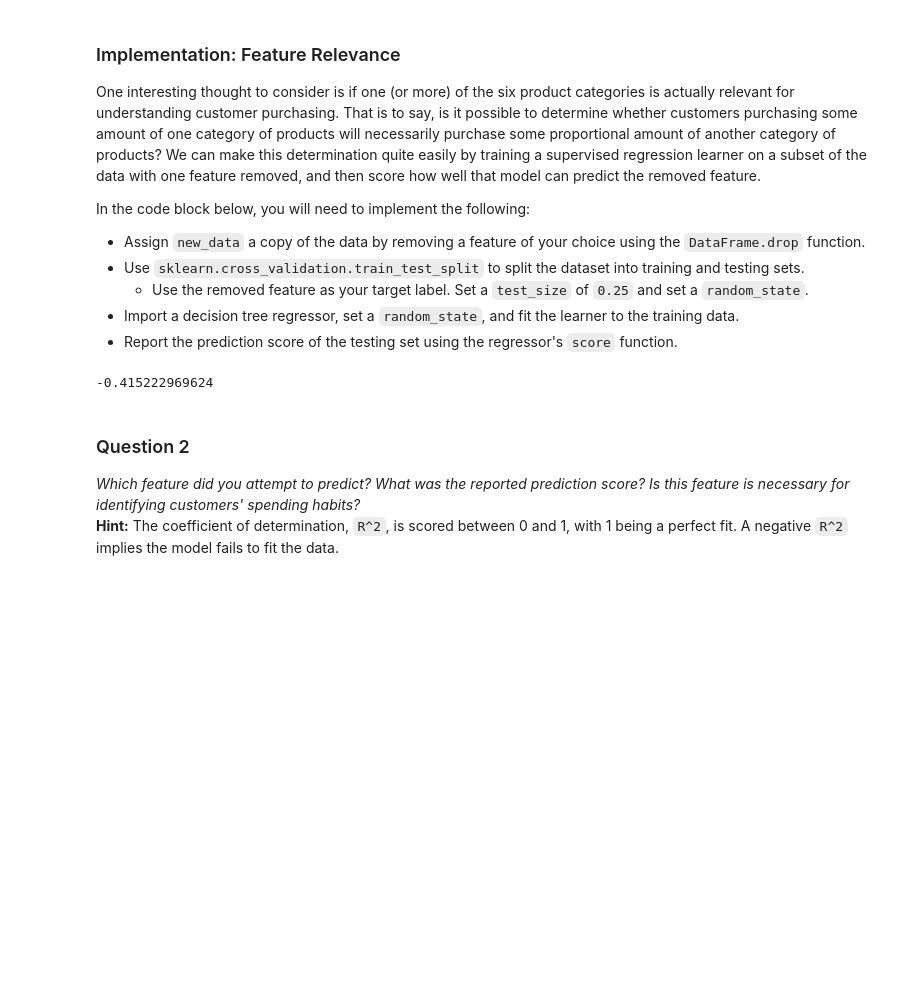
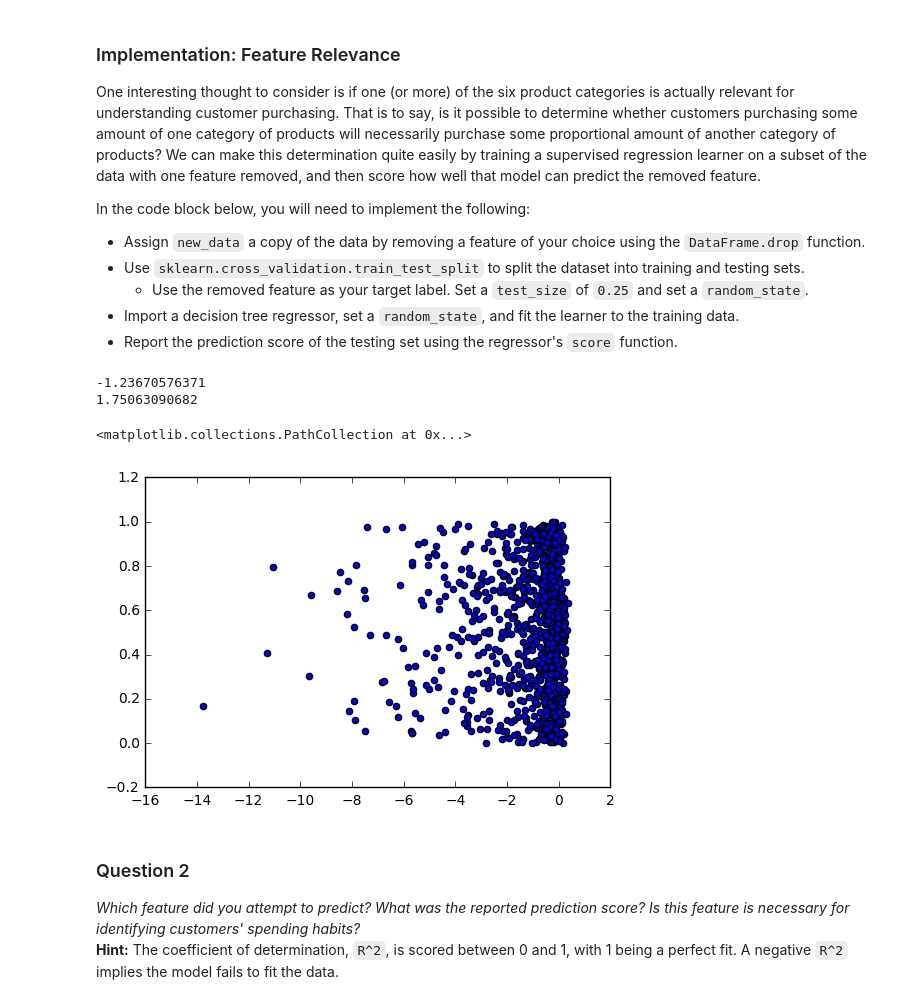
Before and after one commit to mgilson/Udacity, a Jupyter notebook: customer_segments/customer_segments.ipynb, the cells around one changed output. Saved outputs shown, nothing was run; the diff lists cells and outputs as text; code cells hidden in the pictures; blank space fills up the shorter version.

Commit message:
Another customer_segments report...

```diff
--- a/customer_segments/customer_segments.ipynb
+++ b/customer_segments/customer_segments.ipynb
@@ -115,24 +115,41 @@ In the code block below, you will need to implement the following:
 # %%
 from sklearn.model_selection import train_test_split
 from sklearn.tree import DecisionTreeRegressor
+from matplotlib import pyplot as plt
+import random
 
 feature_drop = 'Frozen'
 
-# TODO: Make a copy of the DataFrame, using the 'drop' function to drop the given feature
-new_data = data.drop([feature_drop], axis = 1)
+def score_decision_tree(random_state, feature_drop='Frozen'):
+    # TODO: Make a copy of the DataFrame, using the 'drop' function to drop the given feature
+    new_data = data.drop([feature_drop], axis = 1)
 
-# TODO: Split the data into training and testing sets using the given feature as the target
-X_train, X_test, y_train, y_test = train_test_split(new_data, data[feature_drop], test_size=.25, random_state=1)
+    # TODO: Split the data into training and testing sets using the given feature as the target
+    X_train, X_test, y_train, y_test = train_test_split(
+        new_data, data[feature_drop],
+        test_size=.25,
+        random_state=random_state)
 
-# TODO: Create a decision tree regressor and fit it to the training set
-regressor = DecisionTreeRegressor(random_state=6)
-regressor.fit(X_train, y_train)
+    # TODO: Create a decision tree regressor and fit it to the training set
+    regressor = DecisionTreeRegressor(random_state=6)
+    regressor.fit(X_train, y_train)
 
-# TODO: Report the score of the prediction using the testing set
-score = regressor.score(X_test, y_test)
+    # TODO: Report the score of the prediction using the testing set
+    return regressor.score(X_test, y_test)
+
+# Average the score of a bunch of different decision trees.
+_decision_tree_scores = [score_decision_tree(i) for i in xrange(1000)]
+score = np.mean(_decision_tree_scores)
 print(score)
+print(np.std(_decision_tree_scores))
+# Don't put all points on the `x` axis -- Spread them out randomly so we
+# can see them better.
+plt.scatter(_decision_tree_scores, np.random.rand(len(_decision_tree_scores)))
 # %% [output]
--0.415222969624
+-1.23670576371
+1.75063090682
+<matplotlib.collections.PathCollection at 0x...>
+[figure, added]
 # %% [markdown]
 ### Question 2
 *Which feature did you attempt to predict? What was the reported prediction score? Is this feature is necessary for identifying customers' spending habits?*
```
Also changed, not shown: parts of 9 cells of this notebook, 1 other file.
